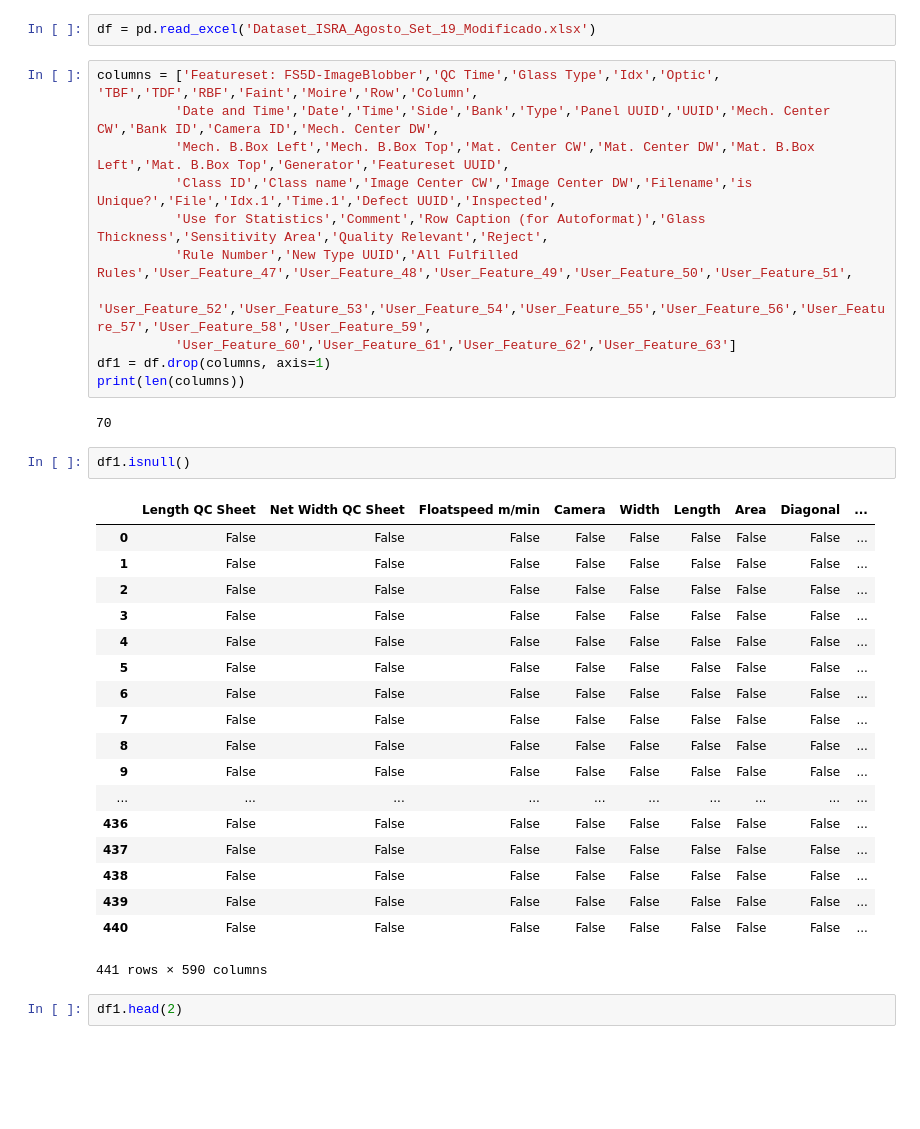
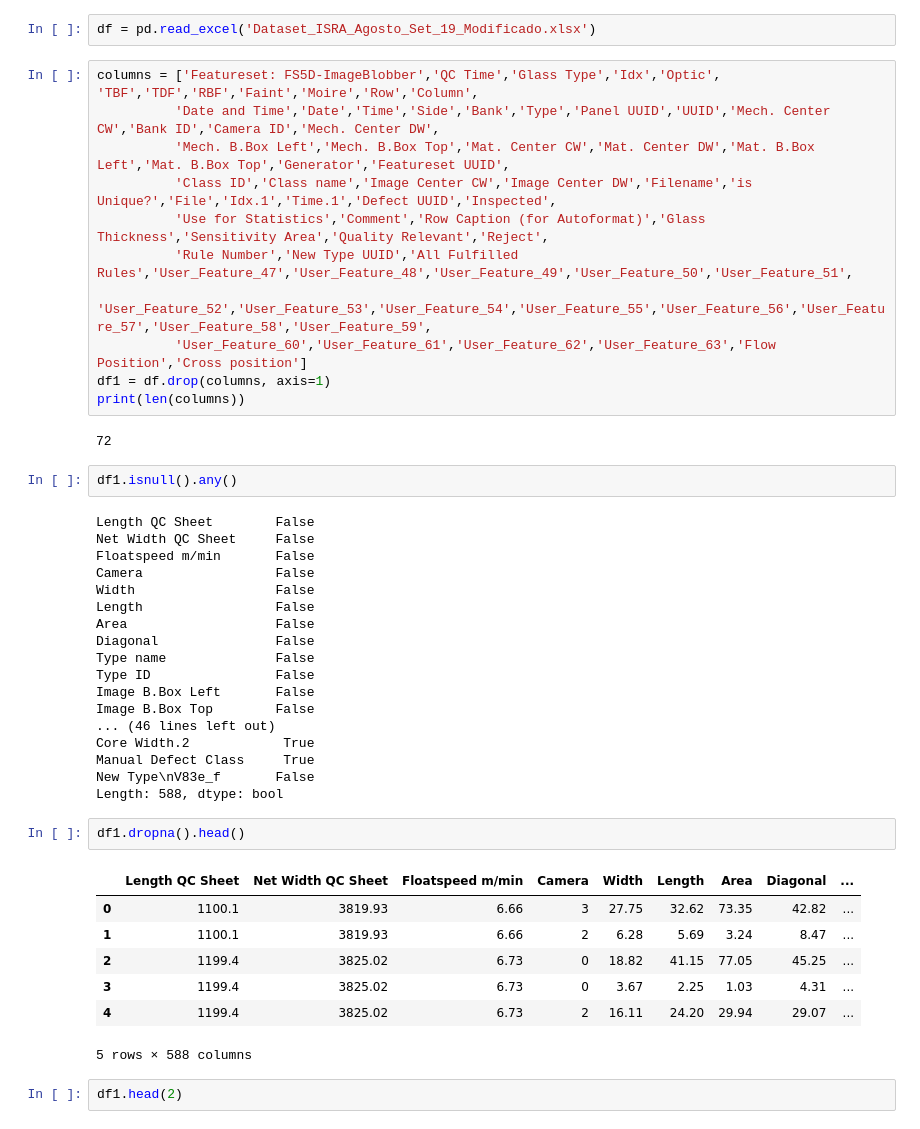
Before and after one commit to AristotelesTN/MBA, a Jupyter notebook: Untitled6.ipynb, the cells around one changed output. Saved outputs shown, nothing was run; the diff lists cells and outputs as text; blank space fills up the shorter version.

```diff
--- a/Untitled6.ipynb
+++ b/Untitled6.ipynb
@@ -16,32 +16,41 @@ columns = ['Featureset: FS5D-ImageBlobber','QC Time','Glass Type','Idx','Optic',
           'Use for Statistics','Comment','Row Caption (for Autoformat)','Glass Thickness','Sensitivity Area','Quality Relevant','Reject',
           'Rule Number','New Type UUID','All Fulfilled Rules','User_Feature_47','User_Feature_48','User_Feature_49','User_Feature_50','User_Feature_51',
           'User_Feature_52','User_Feature_53','User_Feature_54','User_Feature_55','User_Feature_56','User_Feature_57','User_Feature_58','User_Feature_59',
-          'User_Feature_60','User_Feature_61','User_Feature_62','User_Feature_63']
+          'User_Feature_60','User_Feature_61','User_Feature_62','User_Feature_63','Flow Position','Cross position']
 df1 = df.drop(columns, axis=1)
 print(len(columns))
 # %% [output]
-70
+72
 # %%
-df1.isnull()
+df1.isnull().any()
 # %% [output]
-|  | Length QC Sheet | Net Width QC Sheet | Floatspeed m/min | Camera | Width | Length | Area | Diagonal | ... |
-| 0 | False | False | False | False | False | False | False | False | ... |
-| 1 | False | False | False | False | False | False | False | False | ... |
-| 2 | False | False | False | False | False | False | False | False | ... |
-| 3 | False | False | False | False | False | False | False | False | ... |
-| 4 | False | False | False | False | False | False | False | False | ... |
-| 5 | False | False | False | False | False | False | False | False | ... |
-| 6 | False | False | False | False | False | False | False | False | ... |
-| 7 | False | False | False | False | False | False | False | False | ... |
-| 8 | False | False | False | False | False | False | False | False | ... |
-| 9 | False | False | False | False | False | False | False | False | ... |
-| ... | ... | ... | ... | ... | ... | ... | ... | ... | ... |
-| 436 | False | False | False | False | False | False | False | False | ... |
-| 437 | False | False | False | False | False | False | False | False | ... |
-| 438 | False | False | False | False | False | False | False | False | ... |
-| 439 | False | False | False | False | False | False | False | False | ... |
-| 440 | False | False | False | False | False | False | False | False | ... |
-441 rows × 590 columns
+Length QC Sheet        False
+Net Width QC Sheet     False
+Floatspeed m/min       False
+Camera                 False
+Width                  False
+Length                 False
+Area                   False
+Diagonal               False
+Type name              False
+Type ID                False
+Image B.Box Left       False
+Image B.Box Top        False
+... (46 lines left out)
+Core Width.2            True
+Manual Defect Class     True
+New Type\nV83e_f       False
+Length: 588, dtype: bool
+# %%
+df1.dropna().head()
+# %% [output]
+|  | Length QC Sheet | Net Width QC Sheet | Floatspeed m/min | Camera | Width | Length | Area | Diagonal | ... |
+| 0 | 1100.1 | 3819.93 | 6.66 | 3 | 27.75 | 32.62 | 73.35 | 42.82 | ... |
+| 1 | 1100.1 | 3819.93 | 6.66 | 2 | 6.28 | 5.69 | 3.24 | 8.47 | ... |
+| 2 | 1199.4 | 3825.02 | 6.73 | 0 | 18.82 | 41.15 | 77.05 | 45.25 | ... |
+| 3 | 1199.4 | 3825.02 | 6.73 | 0 | 3.67 | 2.25 | 1.03 | 4.31 | ... |
+| 4 | 1199.4 | 3825.02 | 6.73 | 2 | 16.11 | 24.20 | 29.94 | 29.07 | ... |
+5 rows × 588 columns
 # %%
 df1.head(2)
 # %% [output]
```
Also changed, not shown: parts of 10 cells of this notebook.
